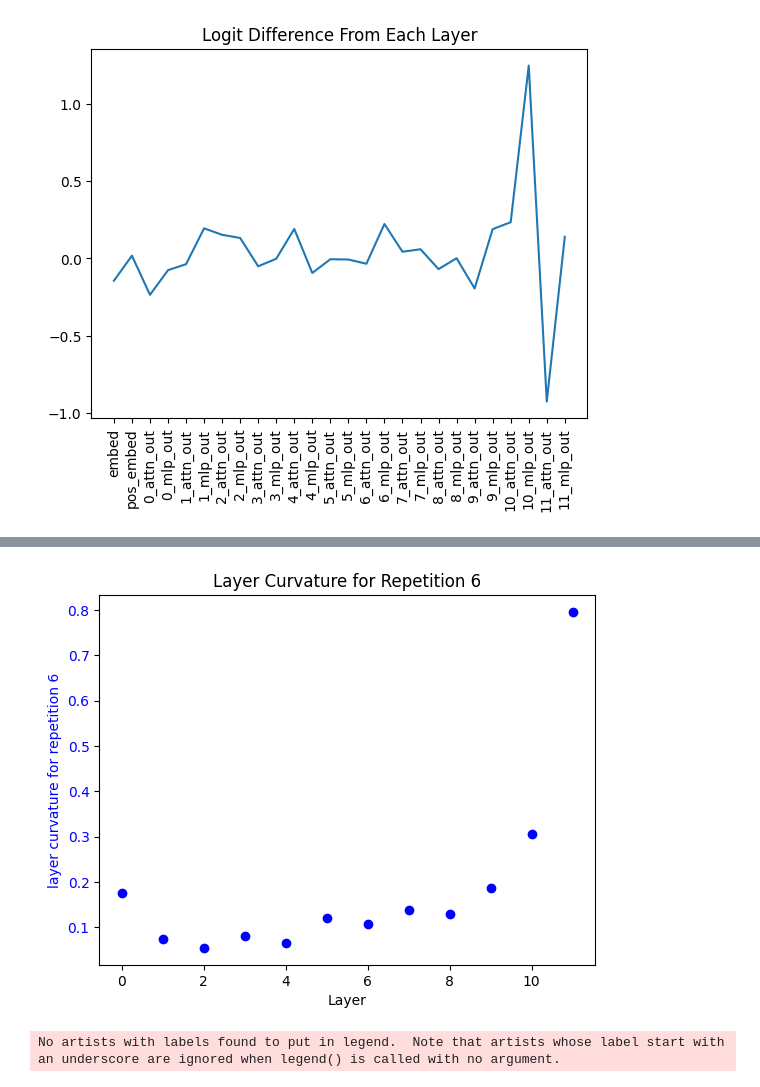
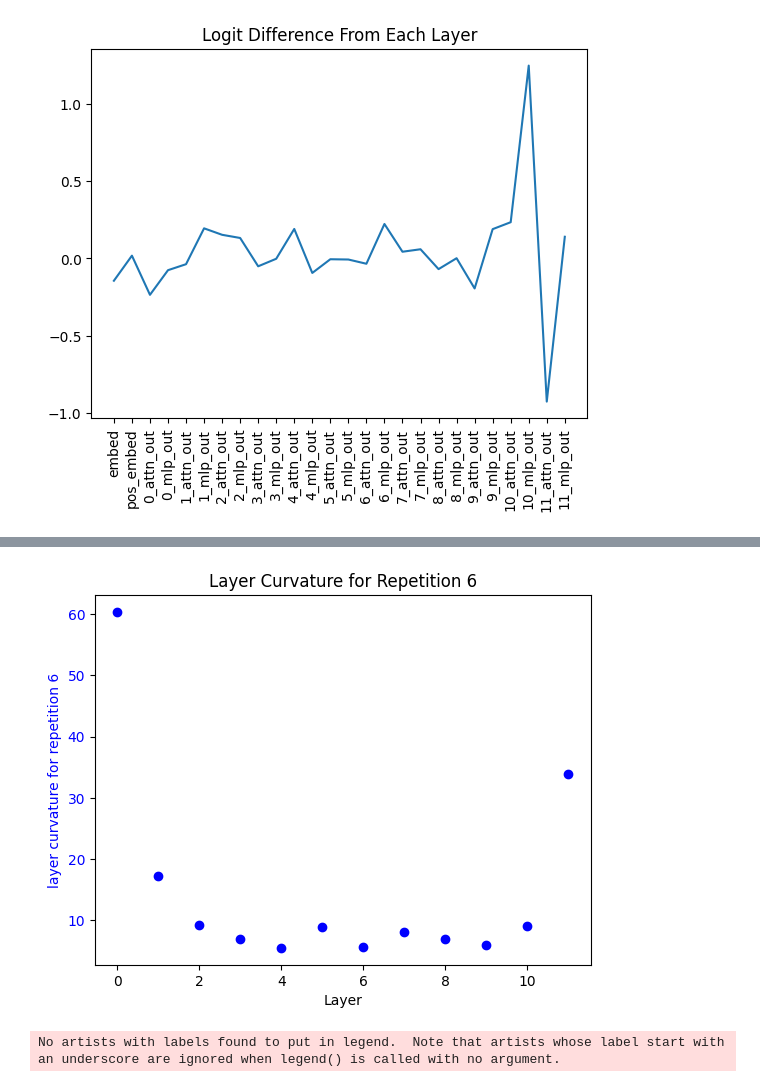
Before and after one commit to surajK610/transformer-curvature, a Jupyter notebook: Curvature_Initial_Experiments.ipynb, the cells around one changed output, grey strips where cells are left out. Drawn from its saved outputs; the diff is of its cells as text; code cells hidden in the pictures.

```diff
--- a/Curvature_Initial_Experiments.ipynb
+++ b/Curvature_Initial_Experiments.ipynb
@@ -471,7 +471,6 @@ def compute_global_curvature(cache, total_layers, stream_idx, sequence_length, i
     curvatures.append((distance/displacement).cpu().numpy())
   return curvatures
 
-
 def layer_wise_curvature(cache, total_layers, stream_idx, sequence_length, include_mlps=True, include_attn=True, cumulative=False):
   curvatures = []
   for str_idx in range(stream_idx, len(cache["resid_pre", 0]), sequence_length):
@@ -499,12 +498,30 @@ def layer_wise_curvature(cache, total_layers, stream_idx, sequence_length, inclu
     dict_distance['total'] = sum(dict_distance.values())
     curvatures.append(dict_distance)
   return curvatures
+
+def layer_wise_norm_running_average(cache, total_layers, stream_idx, sequence_length, include_mlps=True, include_attn=True, cumulative=False):
+  norm_running_avgs = []
+  rol_avg_dict_norm = {layer: 0 for layer in range(total_layers)}
+  count = 0
+  for str_idx in range(stream_idx, len(cache["resid_pre", 0]), sequence_length):
+    count += 1
+    for layer in range(total_layers):
+      distance = 0.0
+      if include_mlps:
+        distance+=torch.linalg.norm(cache['mlp_out', layer][str_idx])
+      if include_attn:
+        distance+=torch.linalg.norm(cache['attn_out', layer][str_idx])
+        rol_avg_dict_norm[layer] = (rol_avg_dict_norm[layer]*(count - 1) +(distance).clone().detach().item())/count
+
+    norm_running_avgs.append(rol_avg_dict_norm.copy())
+
+  return norm_running_avgs
 # %% [markdown]
 ### Sequence Analysis
 # %%
 from tqdm import tqdm
 
-def repeated_sequence_analysis(string, num_repeats, model, global_c=False):
+def repeated_sequence_analysis(string, num_repeats, model, global_c=False, norm=True):
   data = repeats(num_repeats, string)
 
   gpt2_tokens = model.to_tokens(data)[0]
@@ -524,10 +541,13 @@ def repeated_sequence_analysis(string, num_repeats, model, global_c=False):
     #print((stream_index + 1)/seq_length)
     losses = loss[stream_index::seq_length]
     logits = gpt2_logits[0, stream_index::seq_length, :].cpu()
-    if global_c:
-      dataset_curvatures = compute_global_curvature(gpt2_cache, model.cfg.n_layers, stream_index, seq_length)
+    if norm:
+      dataset_curvatures = layer_wise_norm_running_average(gpt2_cache, model.cfg.n_layers, stream_index, seq_length)
     else:
-      dataset_curvatures = layer_wise_curvature(gpt2_cache, model.cfg.n_layers, stream_index, seq_length)
+        if global_c:
+          dataset_curvatures = compute_global_curvature(gpt2_cache, model.cfg.n_layers, stream_index, seq_length)
+        else:
+          dataset_curvatures = layer_wise_curvature(gpt2_cache, model.cfg.n_layers, stream_index, seq_length)
     dataset_log_probs = torch.nn.functional.log_softmax(logits.cpu(), dim=-1)
 
     for layer in range(model.cfg.n_layers):
@@ -872,7 +959,7 @@ plot_layer_curvature_loss_vs_repetitions(results, 3, 'total', offset=10)
 # %%
-plot_curvature_layers(results1, 3, 6)
+plot_curvature_layers(results, 3, 6)
 # %% [output]
-[figure, old version]
+[figure, new version]
 # %%
 plot_earliest_1_rr_vs_repetitions(results, 3, offset=0)
 # %% [output]
```
Also changed, not shown: parts of 4 cells of this notebook, 7 other files.
